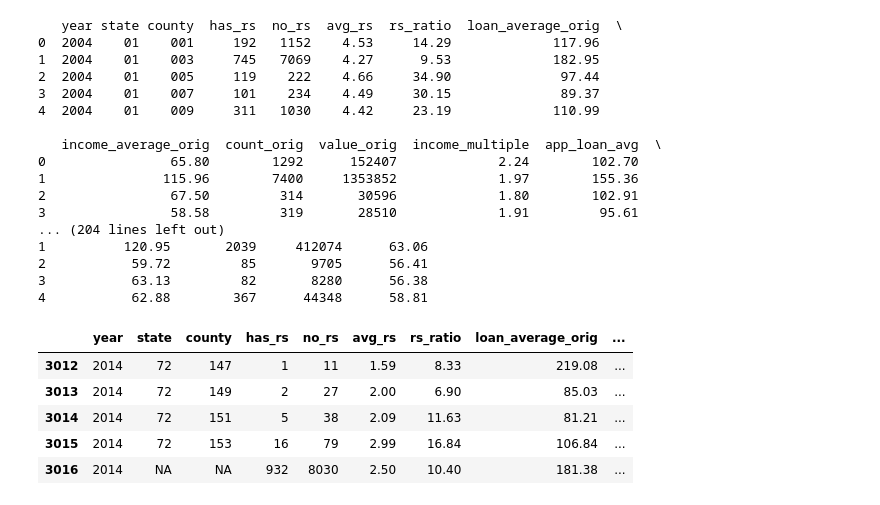
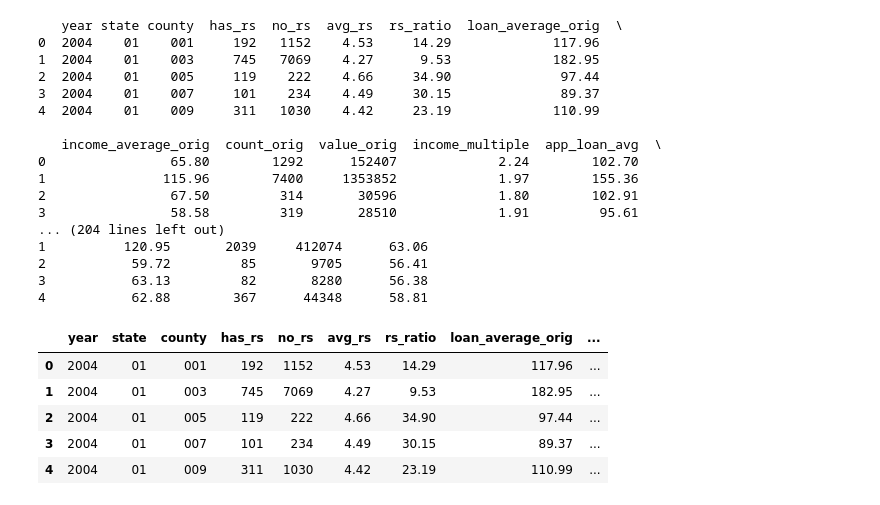
Before and after one commit to Kibrael/county_level, a Jupyter notebook: aggregate by county.ipynb, the cells around one changed output. Cells and saved outputs as stored; diff of their text form; code cells hidden in the pictures.

```diff
--- a/aggregate by county.ipynb
+++ b/aggregate by county.ipynb
@@ -219,12 +219,14 @@ out_file.to_csv('county_aggregates_post_2004.csv')
 2           59.72         85       9705      56.41
 3           63.13         82       8280      56.38
 4           62.88        367      44348      58.81
-# %%
-out_file.tail()
-# %% [output]
-|  | year | state | county | has_rs | no_rs | avg_rs | rs_ratio | loan_average_orig | ... |
-| 3012 | 2014 | 72 | 147 | 1 | 11 | 1.59 | 8.33 | 219.08 | ... |
-| 3013 | 2014 | 72 | 149 | 2 | 27 | 2.00 | 6.90 | 85.03 | ... |
-| 3014 | 2014 | 72 | 151 | 5 | 38 | 2.09 | 11.63 | 81.21 | ... |
-| 3015 | 2014 | 72 | 153 | 16 | 79 | 2.99 | 16.84 | 106.84 | ... |
-| 3016 | 2014 | NA | NA | 932 | 8030 | 2.50 | 10.40 | 181.38 | ... |
+# %%
+
+out_file['fips'] = out_file.state + out_file.county
+out_file.head()
+# %% [output]
+|  | year | state | county | has_rs | no_rs | avg_rs | rs_ratio | loan_average_orig | ... |
+| 0 | 2004 | 01 | 001 | 192 | 1152 | 4.53 | 14.29 | 117.96 | ... |
+| 1 | 2004 | 01 | 003 | 745 | 7069 | 4.27 | 9.53 | 182.95 | ... |
+| 2 | 2004 | 01 | 005 | 119 | 222 | 4.66 | 34.90 | 97.44 | ... |
+| 3 | 2004 | 01 | 007 | 101 | 234 | 4.49 | 30.15 | 89.37 | ... |
+| 4 | 2004 | 01 | 009 | 311 | 1030 | 4.42 | 23.19 | 110.99 | ... |
```
Also changed, not shown: parts of 1 cell of this notebook, 2 other files.
